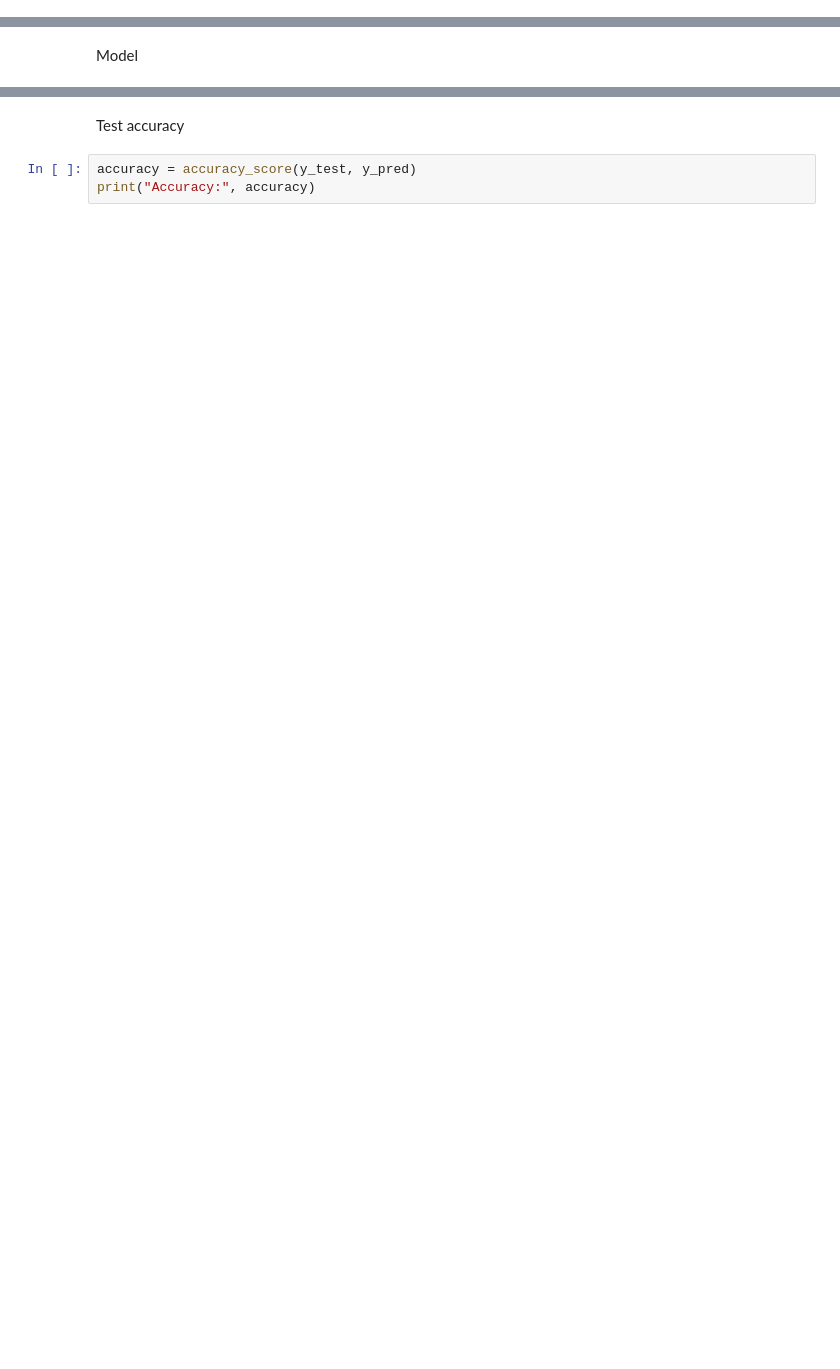
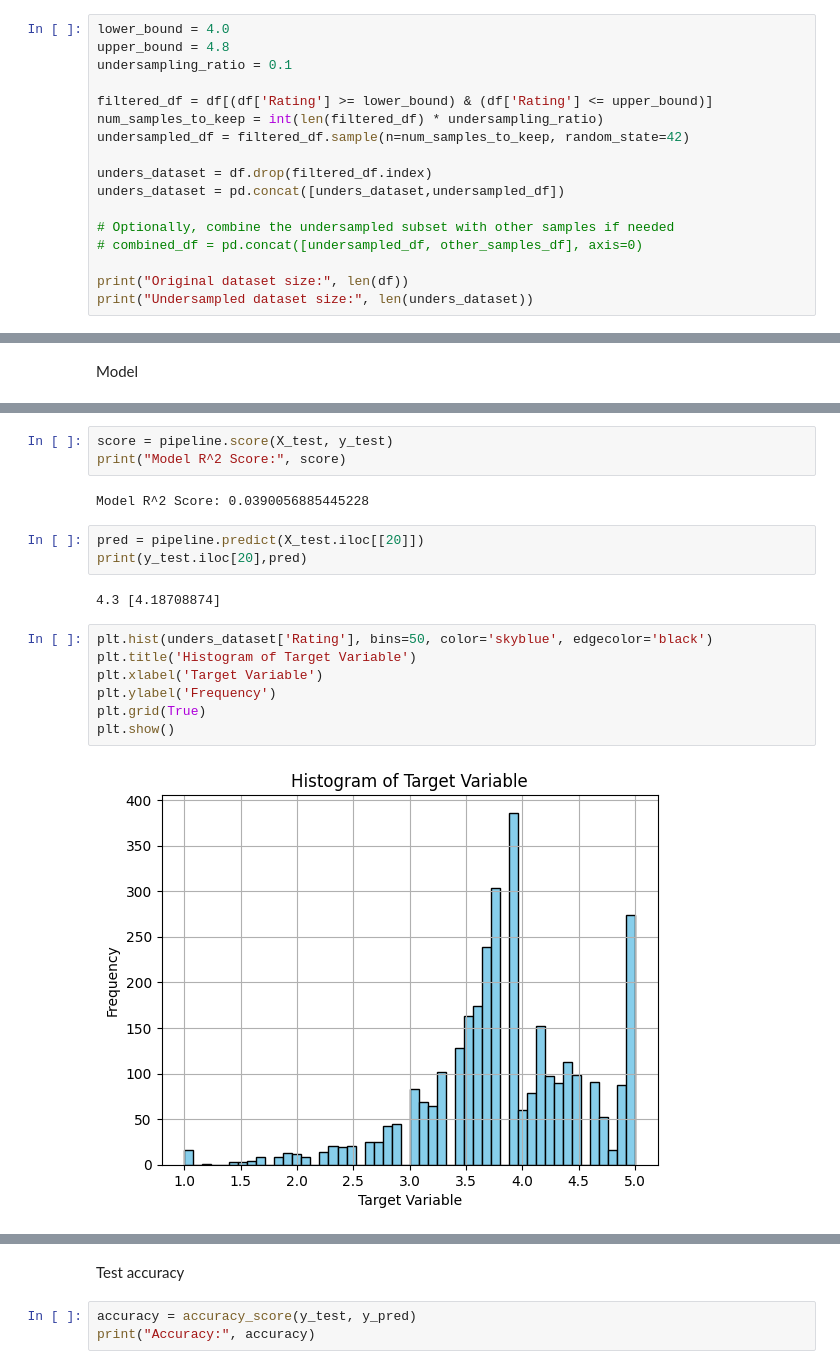
Before and after one commit to polymons/Deep-Learning-Experiments, a Jupyter notebook: google-play-store-apps-analysis.ipynb, the cells around one changed output, grey strips where cells are left out. Cells and saved outputs as stored; diff of their text form; blank space fills up the shorter version.

```diff
--- a/google-play-store-apps-analysis.ipynb
+++ b/google-play-store-apps-analysis.ipynb
@@ -323,0 +341,17 @@ Split data into training and testing
+# %%
+lower_bound = 4.0
+upper_bound = 4.8
+undersampling_ratio = 0.1
+
+filtered_df = df[(df['Rating'] >= lower_bound) & (df['Rating'] <= upper_bound)]
+num_samples_to_keep = int(len(filtered_df) * undersampling_ratio)
+undersampled_df = filtered_df.sample(n=num_samples_to_keep, random_state=42)
+
+unders_dataset = df.drop(filtered_df.index)
+unders_dataset = pd.concat([unders_dataset,undersampled_df])
+
+# Optionally, combine the undersampled subset with other samples if needed
+# combined_df = pd.concat([undersampled_df, other_samples_df], axis=0)
+
+print("Original dataset size:", len(df))
+print("Undersampled dataset size:", len(unders_dataset))
@@ -334,0 +480,19 @@ Model
+# %%
+score = pipeline.score(X_test, y_test)
+print("Model R^2 Score:", score)
+# %% [output]
+Model R^2 Score: 0.0390056885445228
+# %%
+pred = pipeline.predict(X_test.iloc[[20]])
+print(y_test.iloc[20],pred)
+# %% [output]
+4.3 [4.18708874]
+# %%
+plt.hist(unders_dataset['Rating'], bins=50, color='skyblue', edgecolor='black')
+plt.title('Histogram of Target Variable')
+plt.xlabel('Target Variable')
+plt.ylabel('Frequency')
+plt.grid(True)
+plt.show()
+# %% [output]
+[figure, added]
```
Also changed, not shown: parts of 27 cells of this notebook.
